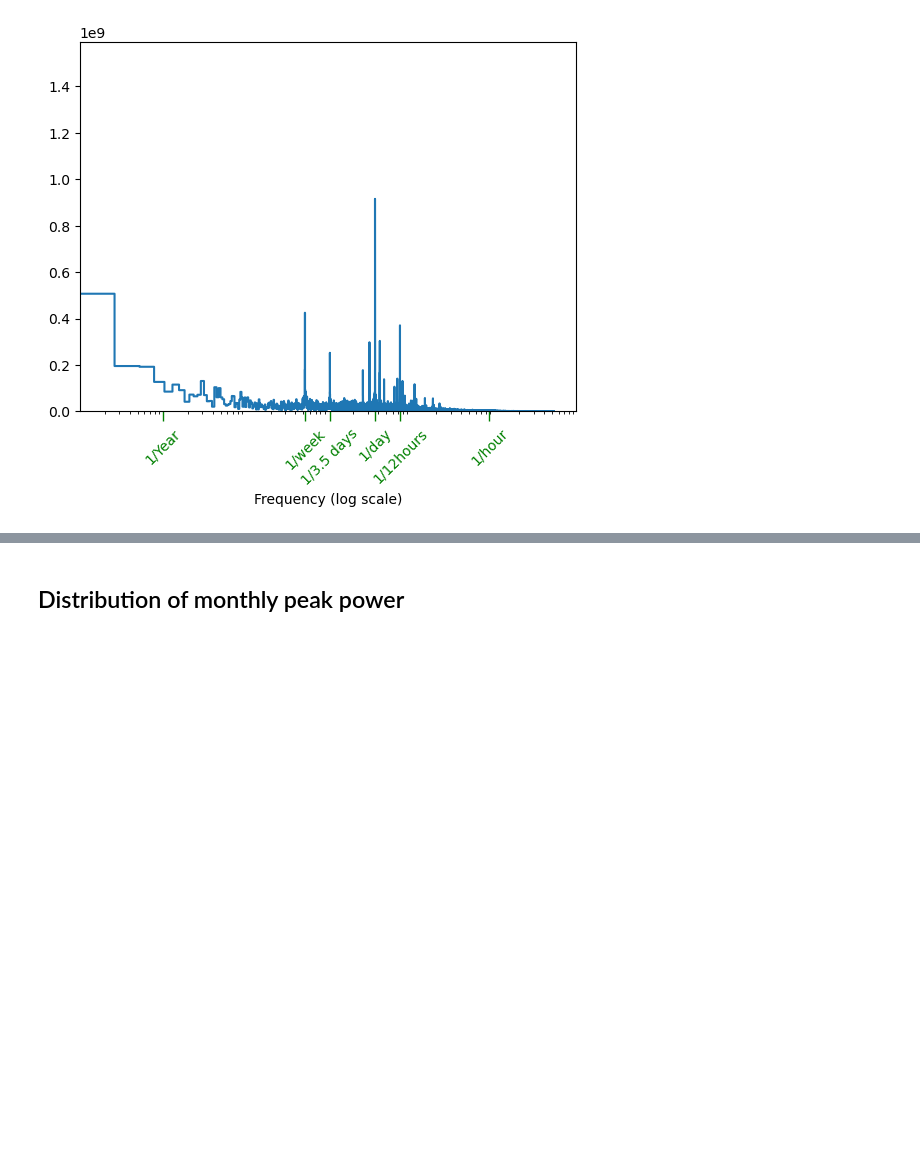
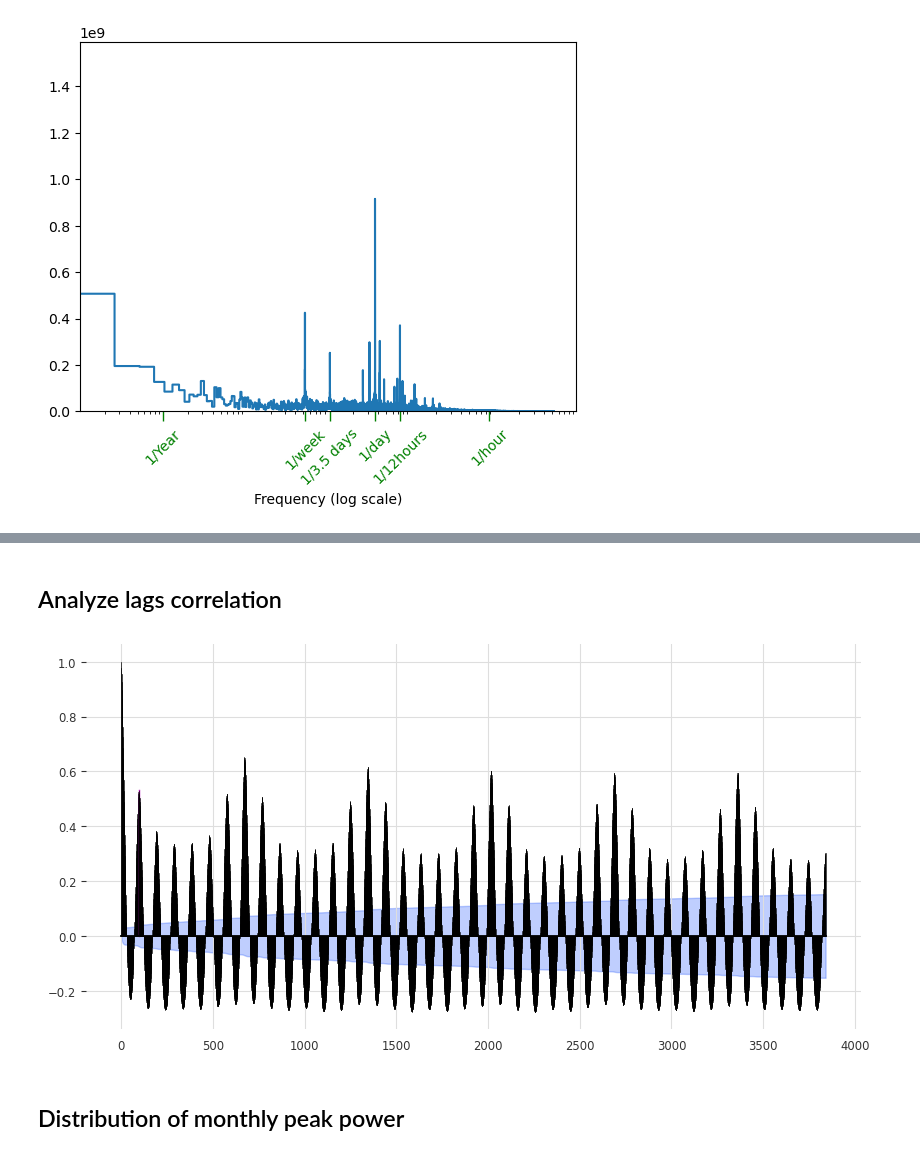
Before and after one commit to samuelBobick/StationLevelPowerForecasting, a Jupyter notebook: data/src/slrp_ev_data/Tests.ipynb, the cells around one changed output, grey strips where cells are left out. Saved outputs shown, nothing was run; the diff lists cells and outputs as text; code cells hidden in the pictures; blank space fills up the shorter version.

```diff
--- a/data/src/slrp_ev_data/Tests.ipynb
+++ b/data/src/slrp_ev_data/Tests.ipynb
@@ -187,3 +250,10 @@ As shown on the figure above, the most important frequencies are the week and th
+# %% [markdown]
+## Analyze lags correlation
+# %%
+series = TimeSeries.from_dataframe(df_old, time_col="date", value_cols="power")
+plot_acf(series, m=96, alpha=0.05, max_lag=96 * 40)
+# %% [output]
+[figure, added]
 # %% [markdown]
 ## Distribution of monthly peak power
 # %%
```
Also changed, not shown: parts of 65 cells of this notebook.
